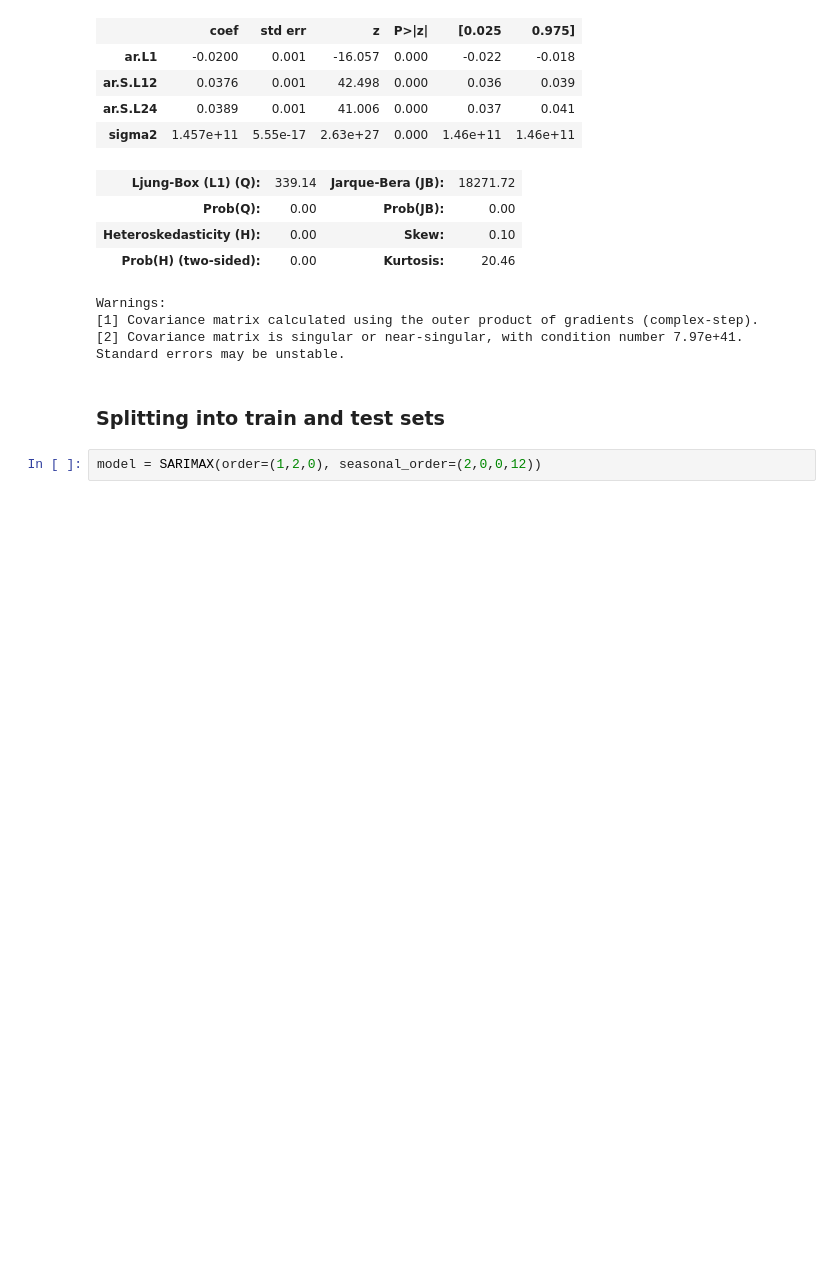
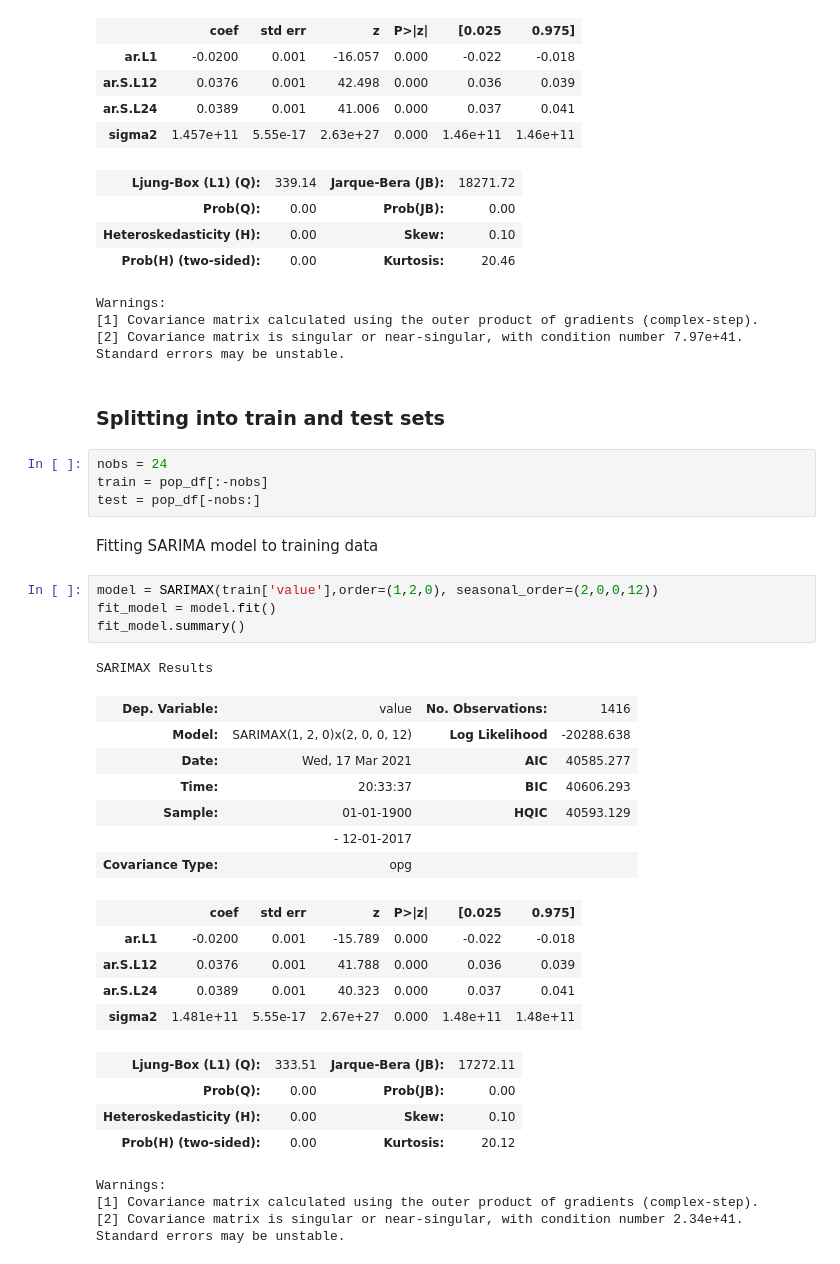
Before and after one commit to Lewis34cs/population_forecast, a Jupyter notebook: population_forecast.ipynb, the cells around one changed output. Saved outputs shown, nothing was run; the diff lists cells and outputs as text; blank space fills up the shorter version.

```diff
--- a/population_forecast.ipynb
+++ b/population_forecast.ipynb
@@ -185,5 +188,34 @@ Warnings:
 [2] Covariance matrix is singular or near-singular, with condition number 7.97e+41. Standard errors may be unstable.
 # %% [markdown]
 ### Splitting into train and test sets
+# %%
+nobs = 24
+train = pop_df[:-nobs]
+test = pop_df[-nobs:]
+# %% [markdown]
+Fitting SARIMA model to training data
 # %%
-model = SARIMAX(order=(1,2,0), seasonal_order=(2,0,0,12))
+model = SARIMAX(train['value'],order=(1,2,0), seasonal_order=(2,0,0,12))
+fit_model = model.fit()
+fit_model.summary()
+# %% [output]
+SARIMAX Results
+| Dep. Variable: | value | No. Observations: | 1416 |
+| Model: | SARIMAX(1, 2, 0)x(2, 0, 0, 12) | Log Likelihood | -20288.638 |
+| Date: | Wed, 17 Mar 2021 | AIC | 40585.277 |
+| Time: | 20:33:37 | BIC | 40606.293 |
+| Sample: | 01-01-1900 | HQIC | 40593.129 |
+|  | - 12-01-2017 |  |  |
+| Covariance Type: | opg |  |  |
+|  | coef | std err | z | P>|z| | [0.025 | 0.975] |
+| ar.L1 | -0.0200 | 0.001 | -15.789 | 0.000 | -0.022 | -0.018 |
+| ar.S.L12 | 0.0376 | 0.001 | 41.788 | 0.000 | 0.036 | 0.039 |
+| ar.S.L24 | 0.0389 | 0.001 | 40.323 | 0.000 | 0.037 | 0.041 |
+| sigma2 | 1.481e+11 | 5.55e-17 | 2.67e+27 | 0.000 | 1.48e+11 | 1.48e+11 |
+| Ljung-Box (L1) (Q): | 333.51 | Jarque-Bera (JB): | 17272.11 |
+| Prob(Q): | 0.00 | Prob(JB): | 0.00 |
+| Heteroskedasticity (H): | 0.00 | Skew: | 0.10 |
+| Prob(H) (two-sided): | 0.00 | Kurtosis: | 20.12 |
+Warnings:
+[1] Covariance matrix calculated using the outer product of gradients (complex-step).
+[2] Covariance matrix is singular or near-singular, with condition number 2.34e+41. Standard errors may be unstable.
```
Also changed, not shown: parts of 8 cells of this notebook.
